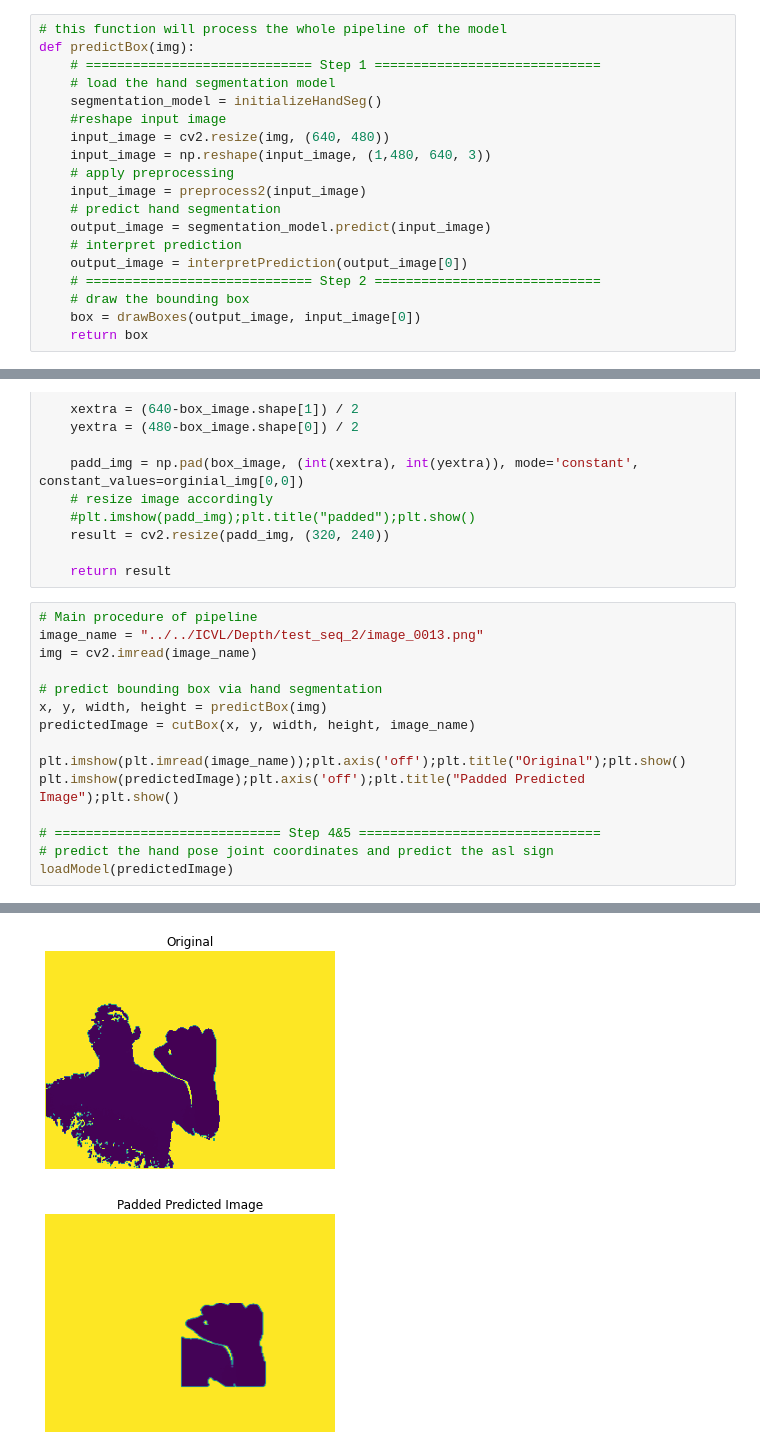
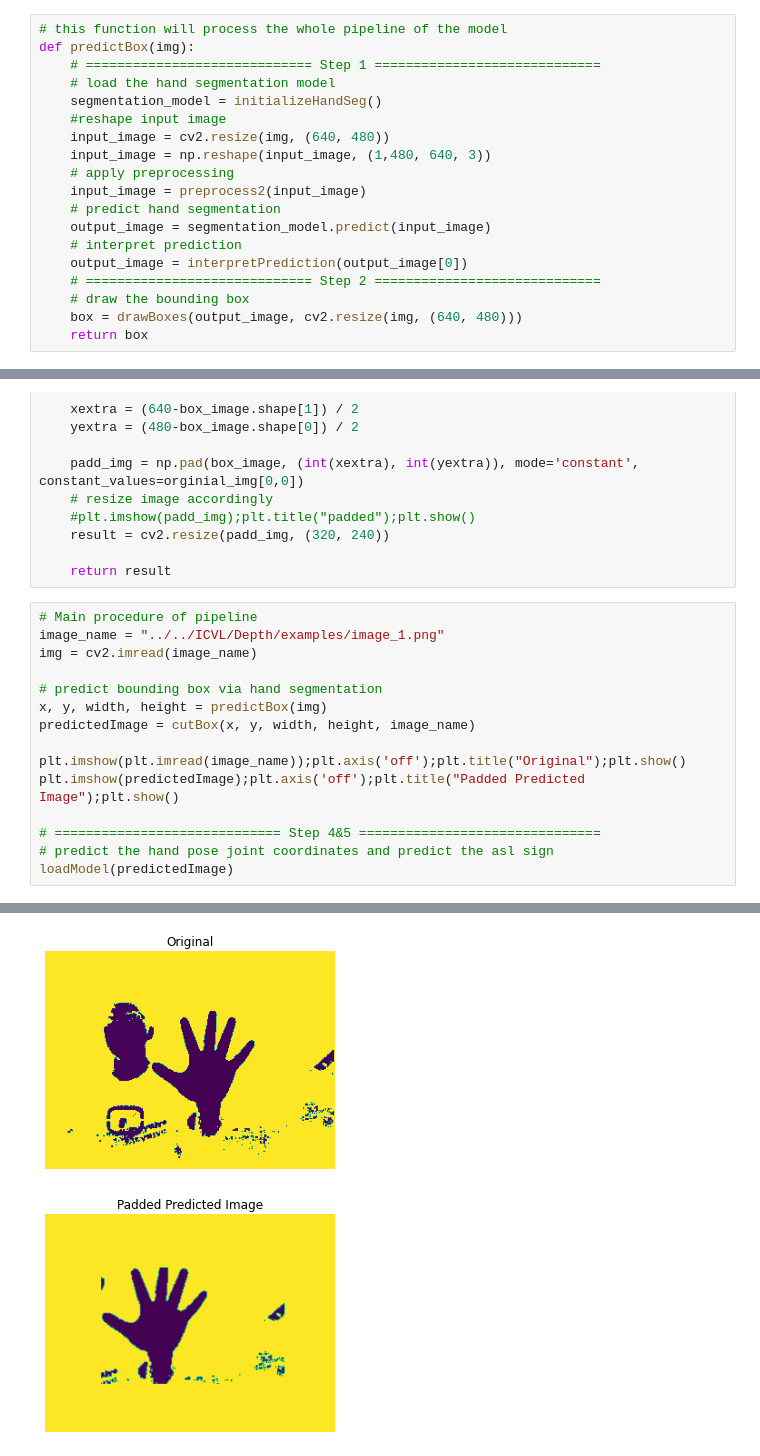
Before and after one commit to Mosqui0/Projekt-Neuroinformatik, a Jupyter notebook: Code/Model.ipynb, the cells around one changed output, grey strips where cells are left out. Saved outputs shown, nothing was run; the diff lists cells and outputs as text.

```diff
--- a/Code/Model.ipynb
+++ b/Code/Model.ipynb
@@ -50,7 +50,7 @@ def predictBox(img):
     output_image = interpretPrediction(output_image[0])
     # ============================= Step 2 =============================
     # draw the bounding box
-    box = drawBoxes(output_image, input_image[0])
+    box = drawBoxes(output_image, cv2.resize(img, (640, 480)))
     return box
 # %%
 def cutBox(x, y, width, height, image_name):
@@ -71,7 +71,7 @@ def cutBox(x, y, width, height, image_name):
     return result
 # %%
 # Main procedure of pipeline
-image_name = "../../ICVL/Depth/test_seq_2/image_0013.png"
+image_name = "../../ICVL/Depth/examples/image_1.png"
 img = cv2.imread(image_name)
 
 # predict bounding box via hand segmentation
@@ -89,2 +90,2 @@ loadModel(predictedImage)
-[figure, old version]
+[figure, new version]
-[figure, old version]
+[figure, new version]
```
Also changed, not shown: parts of 1 cell of this notebook, 1 other file.
